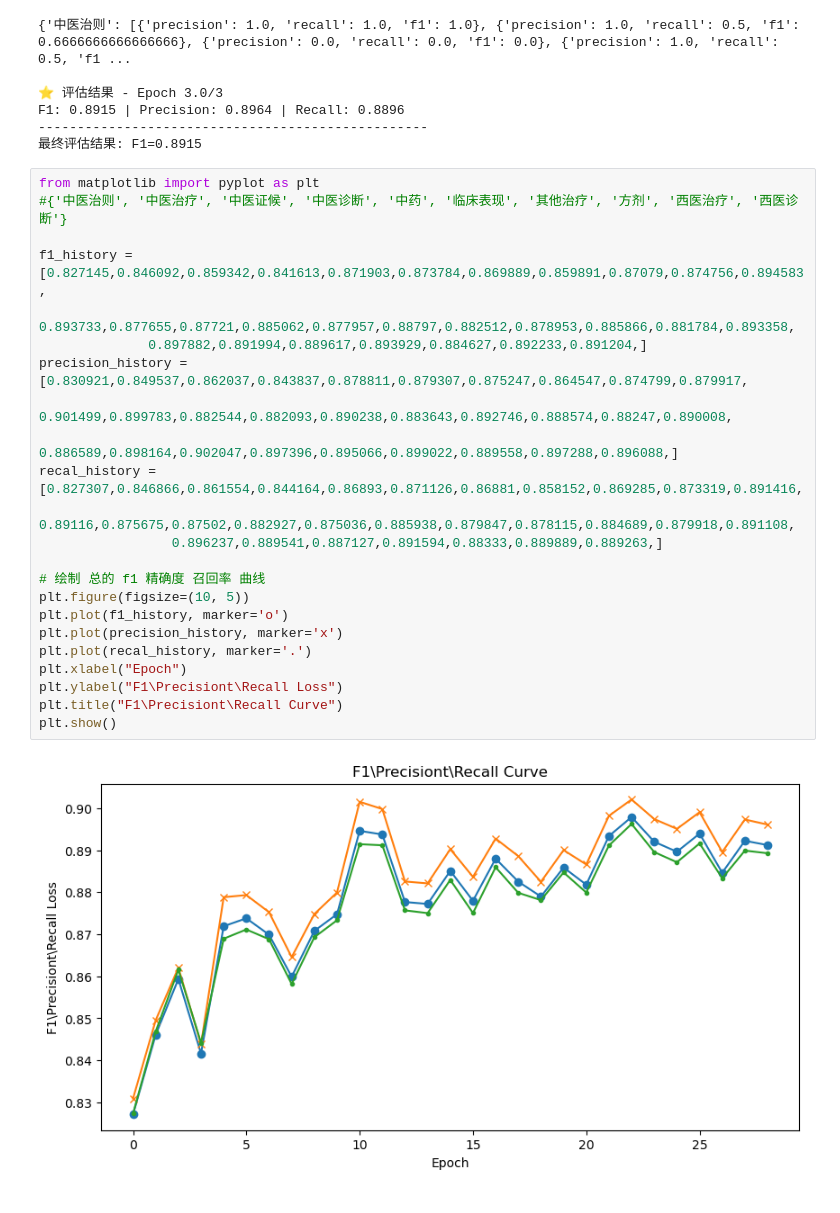
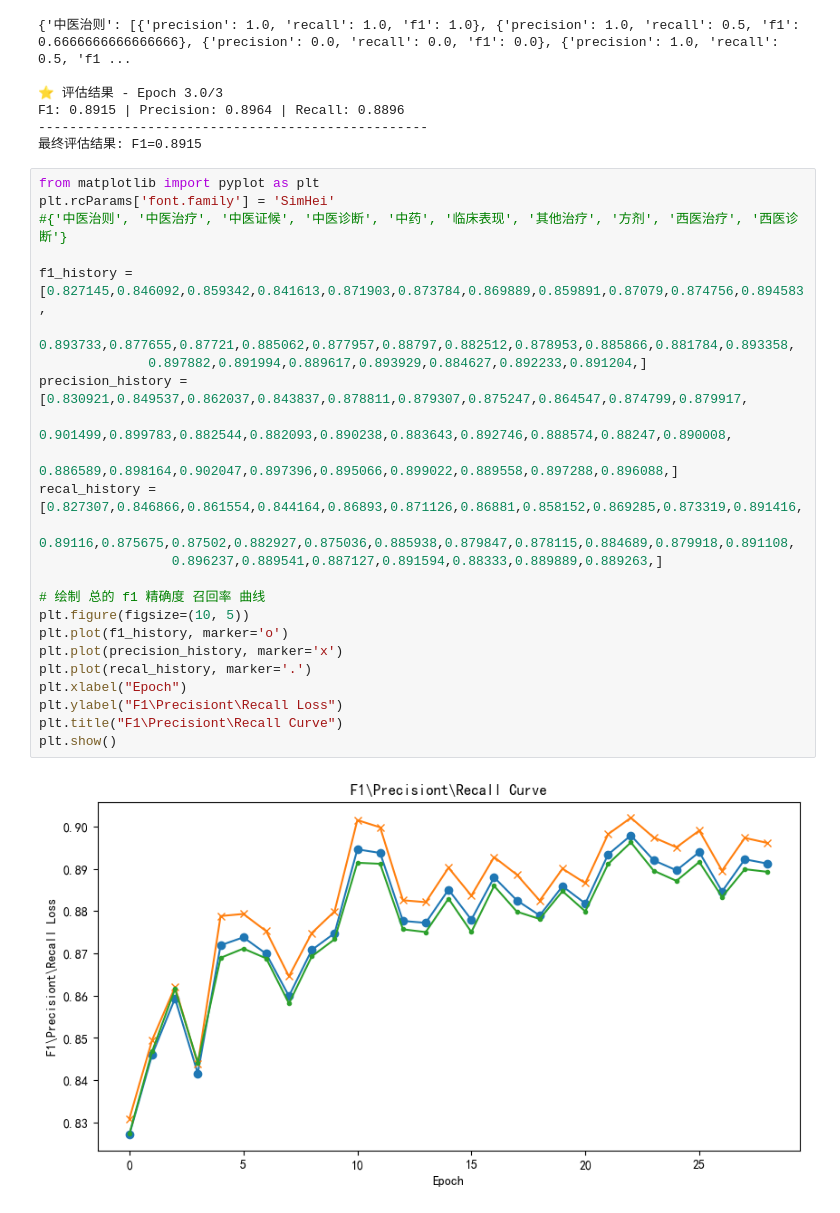
Before and after one commit to Conqcd/learnllm, a Jupyter notebook: homework/peft/medical-ner.ipynb, the cells around one changed output. Drawn from its saved outputs; the diff is of its cells as text.

```diff
--- a/homework/peft/medical-ner.ipynb
+++ b/homework/peft/medical-ner.ipynb
@@ -381,29 +381,30 @@ F1: 0.8915 | Precision: 0.8964 | Recall: 0.8896
 最终评估结果: F1=0.8915
 # %%
 from matplotlib import pyplot as plt
+plt.rcParams['font.family'] = 'SimHei'
 #{'中医治则', '中医治疗', '中医证候', '中医诊断', '中药', '临床表现', '其他治疗', '方剂', '西医治疗', '西医诊断'}
 
 f1_history = [0.827145,0.846092,0.859342,0.841613,0.871903,0.873784,0.869889,0.859891,0.87079,0.874756,0.894583,
               0.893733,0.877655,0.87721,0.885062,0.877957,0.88797,0.882512,0.878953,0.885866,0.881784,0.893358,
               0.897882,0.891994,0.889617,0.893929,0.884627,0.892233,0.891204,]
 precision_history = [0.830921,0.849537,0.862037,0.843837,0.878811,0.879307,0.875247,0.864547,0.874799,0.879917,
                      0.901499,0.899783,0.882544,0.882093,0.890238,0.883643,0.892746,0.888574,0.88247,0.890008,
                      0.886589,0.898164,0.902047,0.897396,0.895066,0.899022,0.889558,0.897288,0.896088,]
 recal_history = [0.827307,0.846866,0.861554,0.844164,0.86893,0.871126,0.86881,0.858152,0.869285,0.873319,0.891416,
                  0.89116,0.875675,0.87502,0.882927,0.875036,0.885938,0.879847,0.878115,0.884689,0.879918,0.891108,
                  0.896237,0.889541,0.887127,0.891594,0.88333,0.889889,0.889263,]
 
 # 绘制 总的 f1 精确度 召回率 曲线
 plt.figure(figsize=(10, 5))
 plt.plot(f1_history, marker='o')
 plt.plot(precision_history, marker='x')
 plt.plot(recal_history, marker='.')
 plt.xlabel("Epoch")
 plt.ylabel("F1\Precisiont\Recall Loss")
 plt.title("F1\Precisiont\Recall Curve")
 plt.show()
 # %% [output]
-[figure, old version]
+[figure, new version]
 # %%
 # 绘制 中医治则 f1 曲线
 plt.figure(figsize=(10, 5))
```
Also changed, not shown: parts of 10 cells of this notebook.
